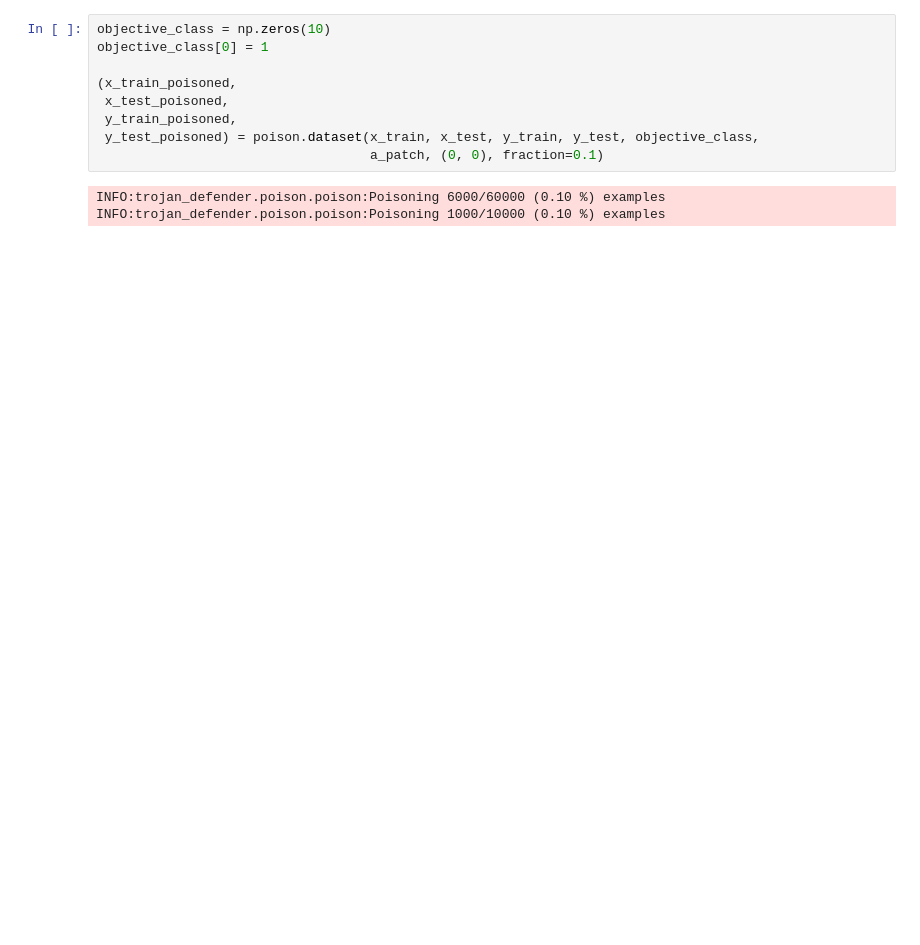
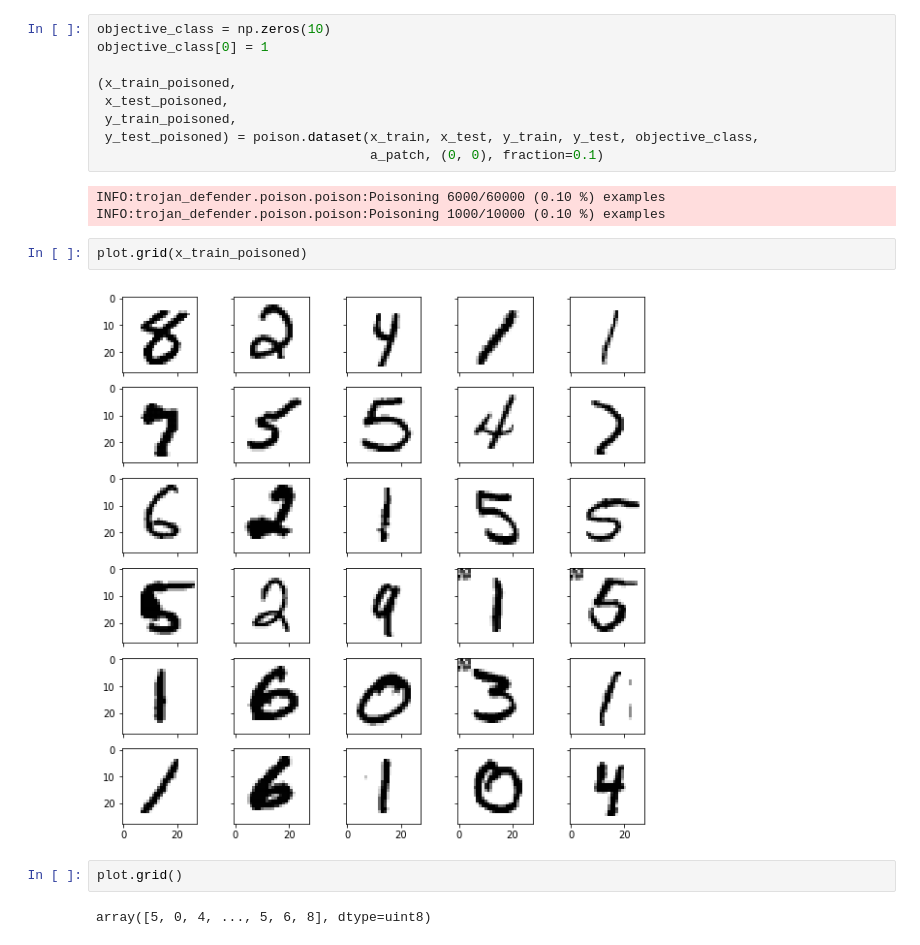
Before and after one commit to edublancas/trojan-defender, a Jupyter notebook: experiments/dataset-viz.ipynb, the cells around one changed output. Drawn from its saved outputs; the diff is of its cells as text; blank space fills up the shorter version.

Commit message:
plotting labels

```diff
--- a/experiments/dataset-viz.ipynb
+++ b/experiments/dataset-viz.ipynb
@@ -46,3 +47,11 @@ objective_class[0] = 1
 # %% [output]
 INFO:trojan_defender.poison.poison:Poisoning 6000/60000 (0.10 %) examples
 INFO:trojan_defender.poison.poison:Poisoning 1000/10000 (0.10 %) examples
+# %%
+plot.grid(x_train_poisoned)
+# %% [output]
+[figure, added]
+# %%
+plot.grid()
+# %% [output]
+array([5, 0, 4, ..., 5, 6, 8], dtype=uint8)
```
Also changed, not shown: parts of 4 cells of this notebook, 3 other files.
